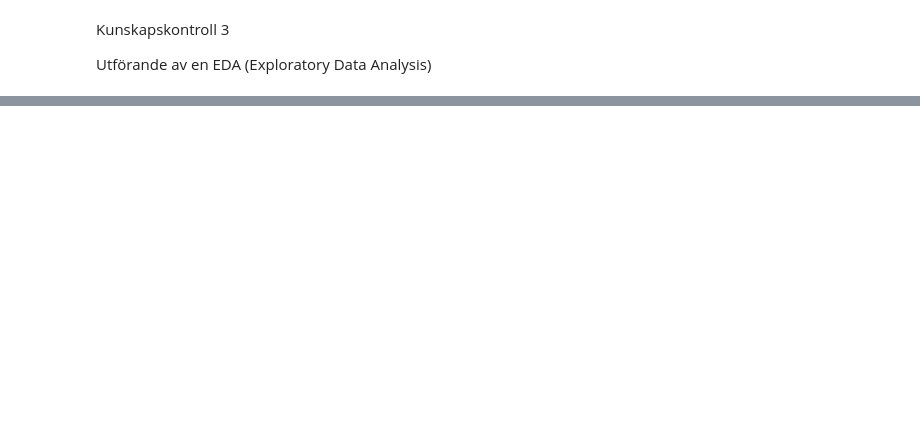
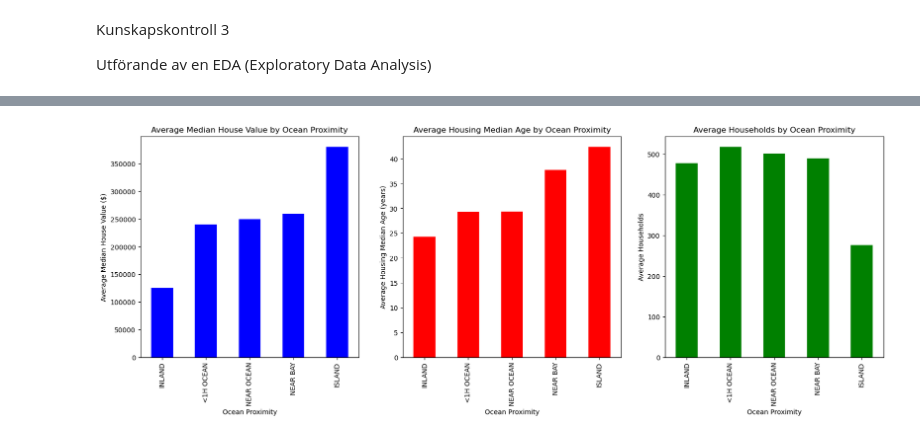
Before and after one commit to andygido/kunskapskontroll_2, a Jupyter notebook: kunskapskontroll_3.ipynb, the cells around one changed output, grey strips where cells are left out. Saved outputs shown, nothing was run; the diff lists cells and outputs as text; code cells hidden in the pictures; blank space fills up the shorter version.

```diff
--- a/kunskapskontroll_3.ipynb
+++ b/kunskapskontroll_3.ipynb
@@ -35,0 +272,11 @@ memory usage: 1.6+ MB
+# %%
+dataset_1 = housing_data[['median_house_value', 'housing_median_age', 'households', 'ocean_proximity']].groupby('ocean_proximity')[['median_house_value', 'housing_median_age', 'households']].mean().sort_values('median_house_value')
+
+fig, axs = plt.subplots(1, 3, figsize=(20, 6), sharex=True)
+dataset_1['median_house_value'].plot(kind='bar', ax=axs[0], color='blue', title='Average Median House Value by Ocean Proximity', xlabel='Ocean Proximity', ylabel='Average Median House Value ($)')
+dataset_1['housing_median_age'].plot(kind='bar', ax=axs[1], color='red', title='Average Housing Median Age by Ocean Proximity', xlabel='Ocean Proximity', ylabel='Average Housing Median Age (years)')
+dataset_1['households'].plot(kind='bar', ax=axs[2], color='green', title='Average Households by Ocean Proximity', xlabel='Ocean Proximity', ylabel='Average Households')
+
+plt.show()
+# %% [output]
+[figure, added]
```
Also changed, not shown: parts of 16 cells of this notebook, 2 other files.
